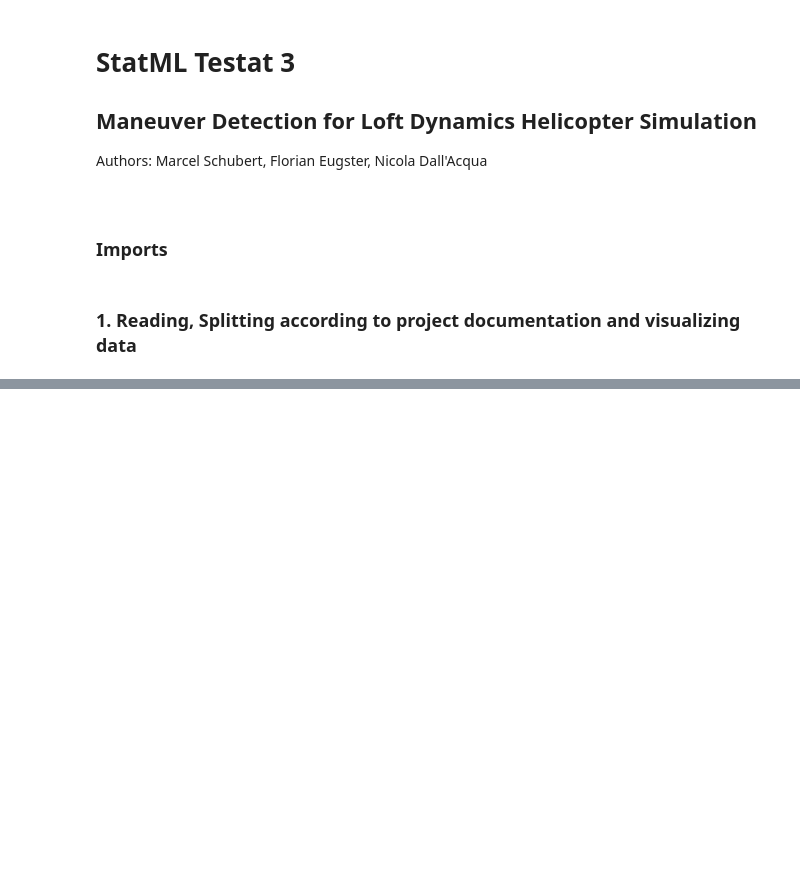
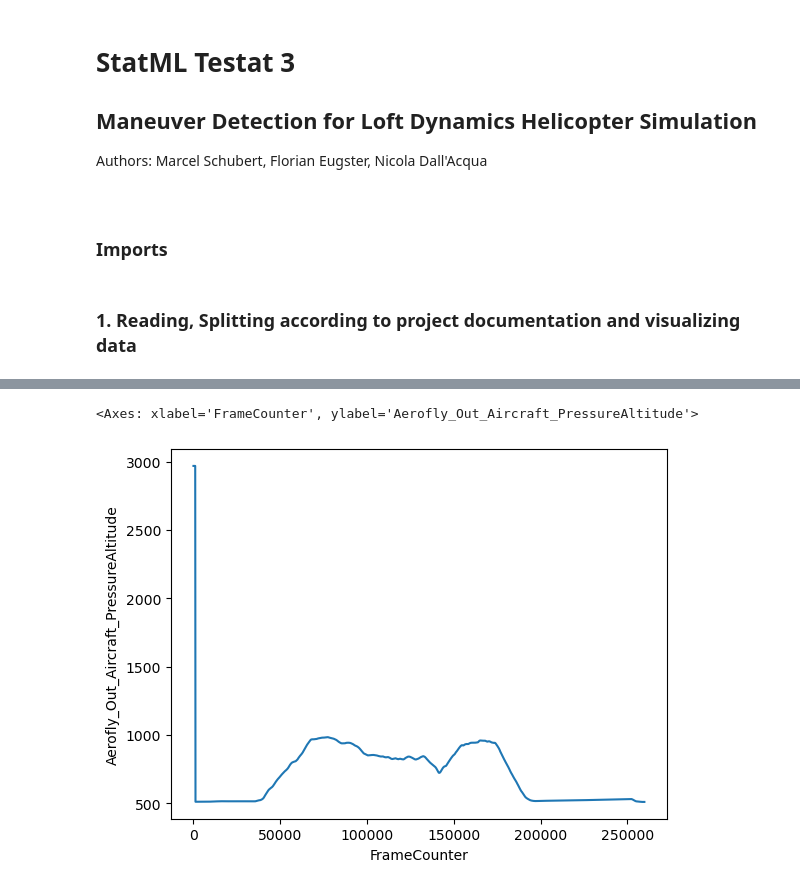
Before and after one commit to schbm/injmol, a Jupyter notebook: main.ipynb, the cells around one changed output, grey strips where cells are left out. Saved outputs shown, nothing was run; the diff lists cells and outputs as text; code cells hidden in the pictures; blank space fills up the shorter version.

Commit message:
amk endlich gschafft rolling window öppis

```diff
--- a/main.ipynb
+++ b/main.ipynb
@@ -44,0 +118,35 @@ if not os.path.exists(test_path):
+# %%
+def preprocess_df(df, window=5, default_maneuver=0):
+    # Validate that the window parameter is an integer
+    if not isinstance(window, int):
+        raise ValueError("window must be an integer")
+
+    # Identify numeric columns excluding 'maneuver' if it's int8
+    numeric_cols = df.select_dtypes(include='number').columns.difference(['maneuver'], sort=False)
+
+    # Apply a rolling mean to numeric columns
+    df[numeric_cols] = df[numeric_cols].rolling(window=window, min_periods=1).mean()  # Calculate rolling mean
+
+    # Check if the 'maneuver' column exists before processing
+    if 'maneuver' in df.columns:
+        # Calculate the rolling mode for the 'maneuver' column
+        df['maneuver'] = df['maneuver'].rolling(window=window, min_periods=1).apply(
+            lambda x: x.mode()[0] if not x.mode().empty else default_maneuver,
+            raw=False
+        )
+
+        # Ensure that the 'maneuver' column remains of type int8
+        df['maneuver'] = df['maneuver'].astype('int8')
+    else:
+        # If the column doesn't exist, create it with the default maneuver
+        df['maneuver'] = default_maneuver
+
+    return df
+# %%
+df = preprocess_file(
+        os.path.join('data', '0bbf0c4e-fb3c-4213-bff8-ef21ee5ebf79.parquet'),
+        os.path.join('data', 'StateDescriptions.json'),
+        os.path.join('data', '0bbf0c4e-fb3c-4213-bff8-ef21ee5ebf79.json'),
+    )
+# %%
+df = preprocess_df(df,window=50000)
@@ -45,3 +168,8 @@ if not os.path.exists(test_path):
+# %%
+sns.lineplot(data=df, x='FrameCounter',y='Aerofly_Out_Aircraft_PressureAltitude')
+# %% [output]
+<Axes: xlabel='FrameCounter', ylabel='Aerofly_Out_Aircraft_PressureAltitude'>
+[figure, added]
 # %%
 df_train_array = []
 labels_train_array = []
```
Also changed, not shown: parts of 7 cells of this notebook.
